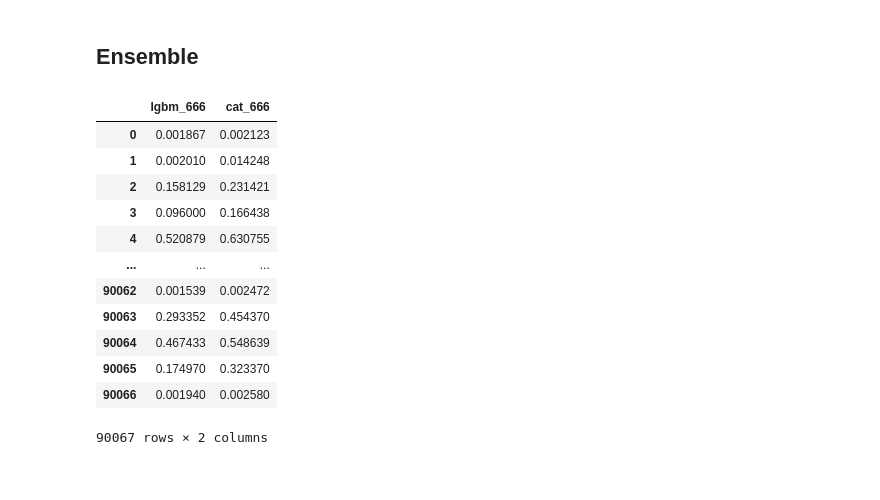
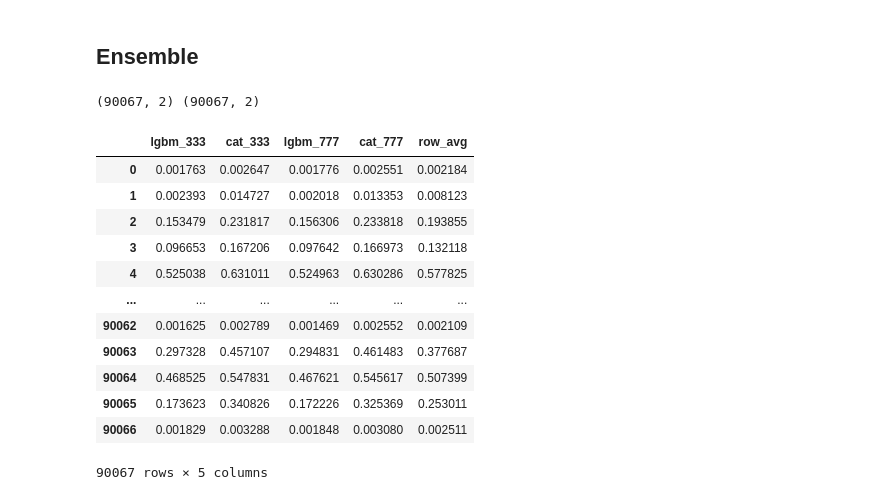
Before and after one commit to EunHak0501/LG_Aimers_6th, a Jupyter notebook: main_script.ipynb, the cells around one changed output. Drawn from its saved outputs; the diff is of its cells as text; code cells hidden in the pictures.

```diff
--- a/ensemble_lgbm_cb.ipynb
+++ b/main_script.ipynb
@@ -256,18 +309,9 @@ NameError: name 'np' is not defined
 # %% [markdown]
 ## Ensemble
 # %%
-tmp_submission
+proba_333 = pd.read_csv('./probability_333.csv')
+proba_777 = pd.read_csv('./probability_777.csv')
+
+print(proba_333.shape, proba_777.shape)
 # %% [output]
-|  | lgbm_666 | cat_666 |
-| 0 | 0.001867 | 0.002123 |
-| 1 | 0.002010 | 0.014248 |
-| 2 | 0.158129 | 0.231421 |
-| 3 | 0.096000 | 0.166438 |
-| 4 | 0.520879 | 0.630755 |
-| ... | ... | ... |
-| 90062 | 0.001539 | 0.002472 |
-| 90063 | 0.293352 | 0.454370 |
-| 90064 | 0.467433 | 0.548639 |
-| 90065 | 0.174970 | 0.323370 |
-| 90066 | 0.001940 | 0.002580 |
-90067 rows × 2 columns
+(90067, 2) (90067, 2)
@@ -276 +318,19 @@ tmp_submission['row_avg'] = tmp_submission.mean(axis=1)
+# %%
+tmp = pd.concat([proba_333, proba_777], axis=1)
+tmp['row_avg'] = tmp.mean(axis=1)
+tmp
+# %% [output]
+|  | lgbm_333 | cat_333 | lgbm_777 | cat_777 | row_avg |
+| 0 | 0.001763 | 0.002647 | 0.001776 | 0.002551 | 0.002184 |
+| 1 | 0.002393 | 0.014727 | 0.002018 | 0.013353 | 0.008123 |
+| 2 | 0.153479 | 0.231817 | 0.156306 | 0.233818 | 0.193855 |
+| 3 | 0.096653 | 0.167206 | 0.097642 | 0.166973 | 0.132118 |
+| 4 | 0.525038 | 0.631011 | 0.524963 | 0.630286 | 0.577825 |
+| ... | ... | ... | ... | ... | ... |
+| 90062 | 0.001625 | 0.002789 | 0.001469 | 0.002552 | 0.002109 |
+| 90063 | 0.297328 | 0.457107 | 0.294831 | 0.461483 | 0.377687 |
+| 90064 | 0.468525 | 0.547831 | 0.467621 | 0.545617 | 0.507399 |
+| 90065 | 0.173623 | 0.340826 | 0.172226 | 0.325369 | 0.253011 |
+| 90066 | 0.001829 | 0.003288 | 0.001848 | 0.003080 | 0.002511 |
+90067 rows × 5 columns
 # %%
```
Also changed, not shown: parts of 14 cells of this notebook, 1 other file.
